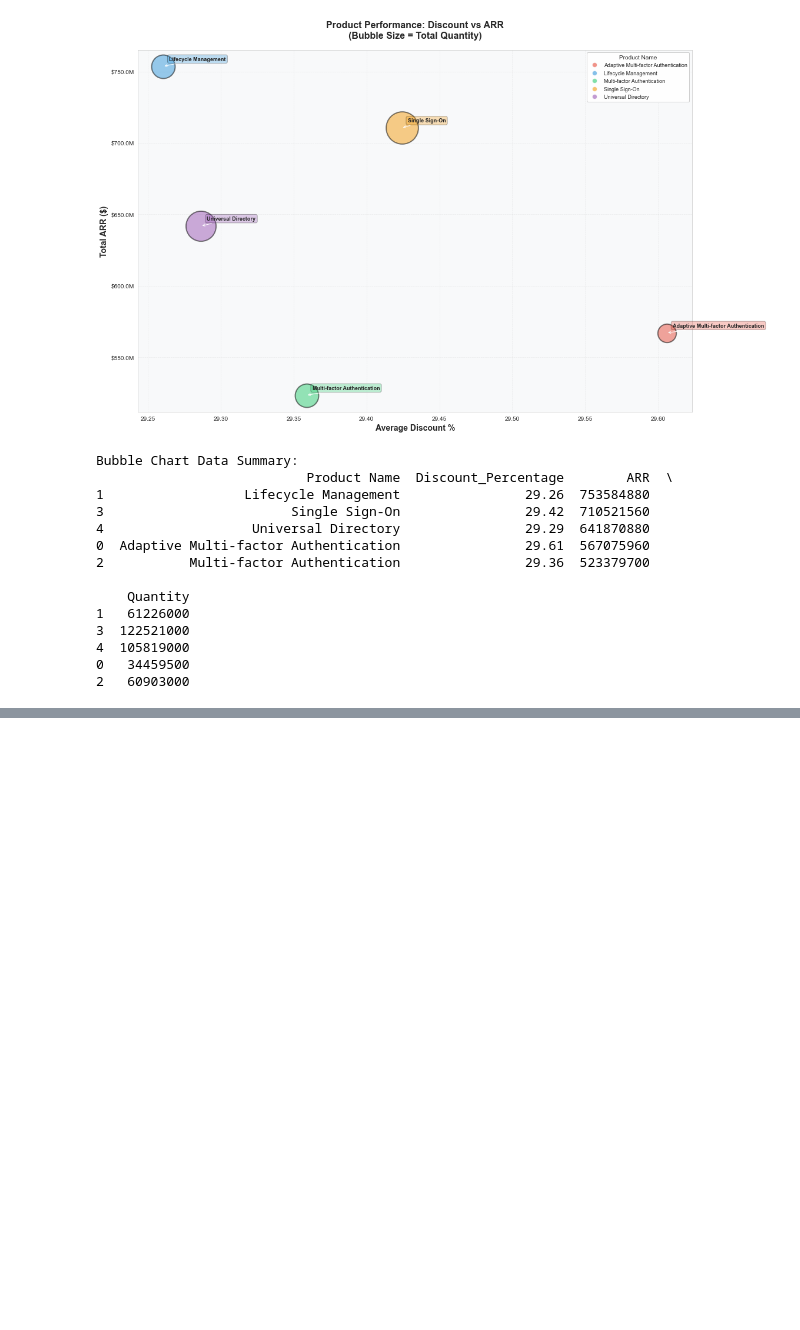
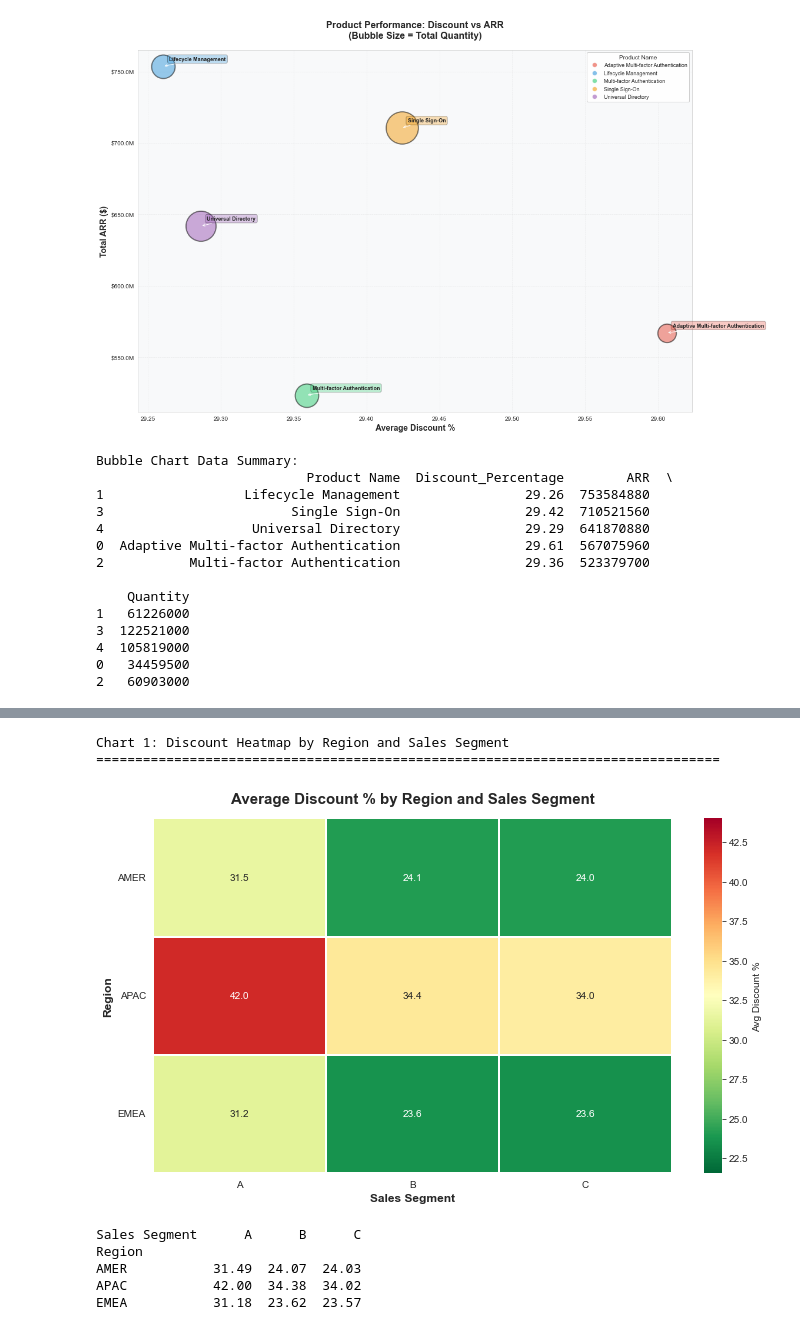
Before and after one commit to juileebhosale/Pricing_Discount_Strategy, a Jupyter notebook: Solution_notebook.ipynb, the cells around one changed output, grey strips where cells are left out. Drawn from its saved outputs; the diff is of its cells as text; code cells hidden in the pictures; blank space fills up the shorter version.

```diff
--- a/Solution_notebook.ipynb
+++ b/Solution_notebook.ipynb
@@ -263,0 +456,31 @@ plt.show()
+# %%
+# 1. HEATMAP: Discount Percentage by Region and Sales Segment
+print("Chart 1: Discount Heatmap by Region and Sales Segment")
+print("="*80)
+
+# Calculate average discount by region and sales segment
+heatmap_data = data.groupby(['Region', 'Sales Segment'])['Discount_Percentage'].mean().unstack()
+
+# Create heatmap
+plt.figure(figsize=(10, 6))
+sns.heatmap(heatmap_data, annot=True, fmt='.1f', cmap='RdYlGn_r',
+            linewidths=2, linecolor='white', cbar_kws={'label': 'Avg Discount %'},
+            vmin=heatmap_data.min().min()-2, vmax=heatmap_data.max().max()+2)
+plt.title('Average Discount % by Region and Sales Segment', fontsize=15, fontweight='bold', pad=15)
+plt.xlabel('Sales Segment', fontsize=12, fontweight='bold')
+plt.ylabel('Region', fontsize=12, fontweight='bold')
+plt.xticks(rotation=0)
+plt.yticks(rotation=0)
+plt.tight_layout()
+plt.show()
+
+print(heatmap_data.round(2))
+# %% [output]
+Chart 1: Discount Heatmap by Region and Sales Segment
+================================================================================
+[figure, added]
+Sales Segment      A      B      C
+Region
+AMER           31.49  24.07  24.03
+APAC           42.00  34.38  34.02
+EMEA           31.18  23.62  23.57
```
Also changed, not shown: parts of 30 cells of this notebook.
